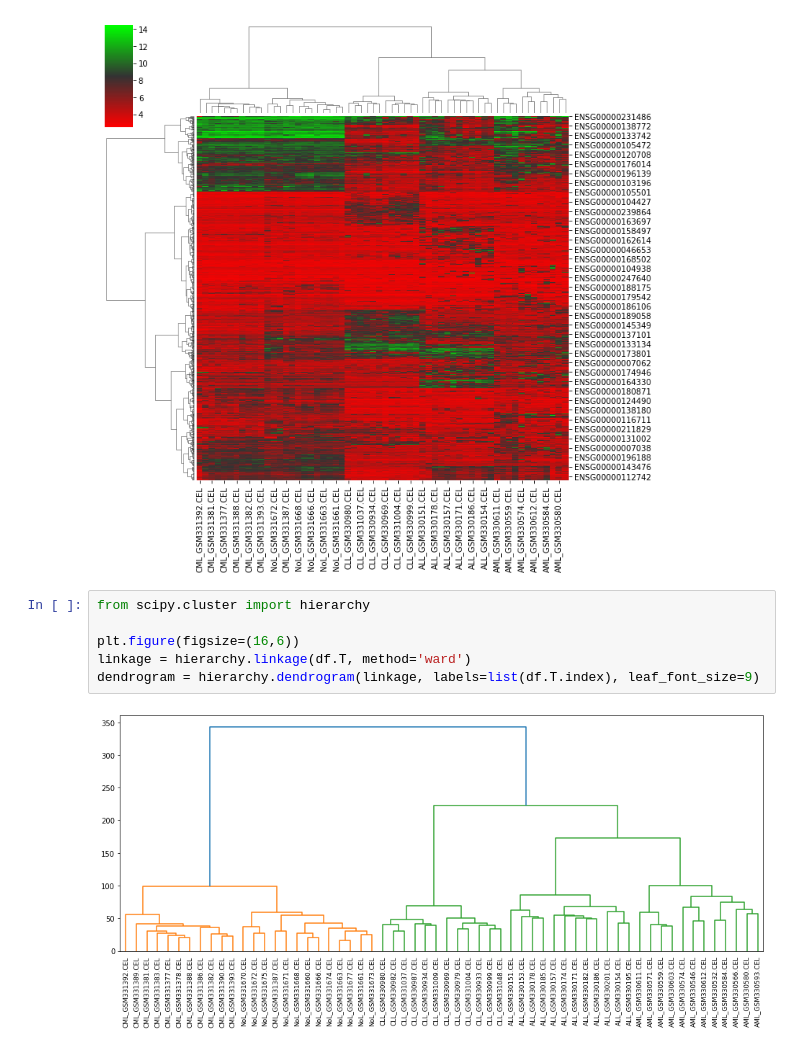
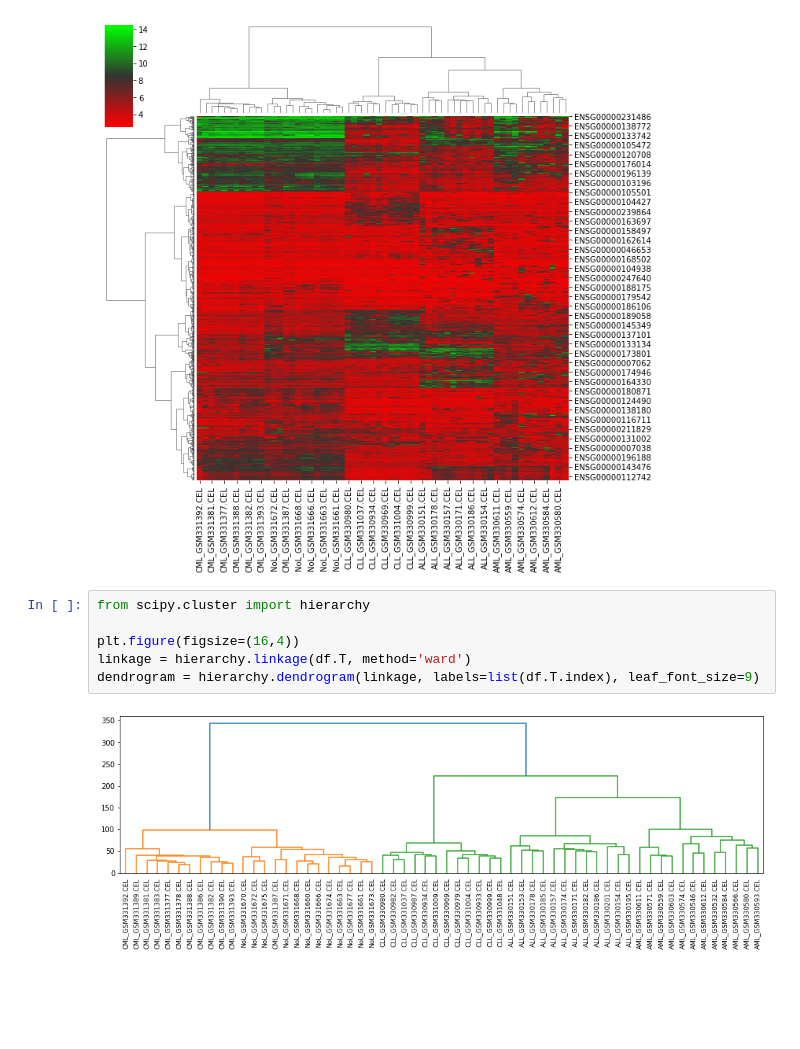
Before and after one commit to taneishi/leukemia, a Jupyter notebook: clustering.ipynb, the cells around one changed output. Cells and saved outputs as stored; diff of their text form; blank space fills up the shorter version.

```diff
--- a/clustering.ipynb
+++ b/clustering.ipynb
@@ -42,8 +42,8 @@ sns.clustermap(df, metric='euclidean', method='ward', cmap=cmap)
 # %%
 from scipy.cluster import hierarchy
 
-plt.figure(figsize=(16,6))
+plt.figure(figsize=(16,4))
 linkage = hierarchy.linkage(df.T, method='ward')
 dendrogram = hierarchy.dendrogram(linkage, labels=list(df.T.index), leaf_font_size=9)
 # %% [output]
-[figure, old version]
+[figure, new version]
```
